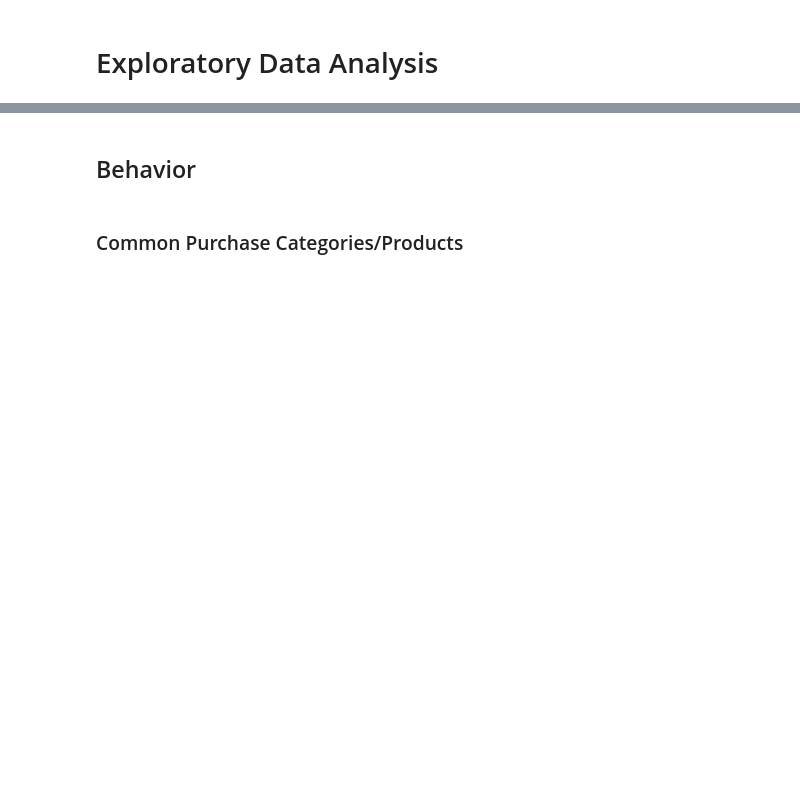
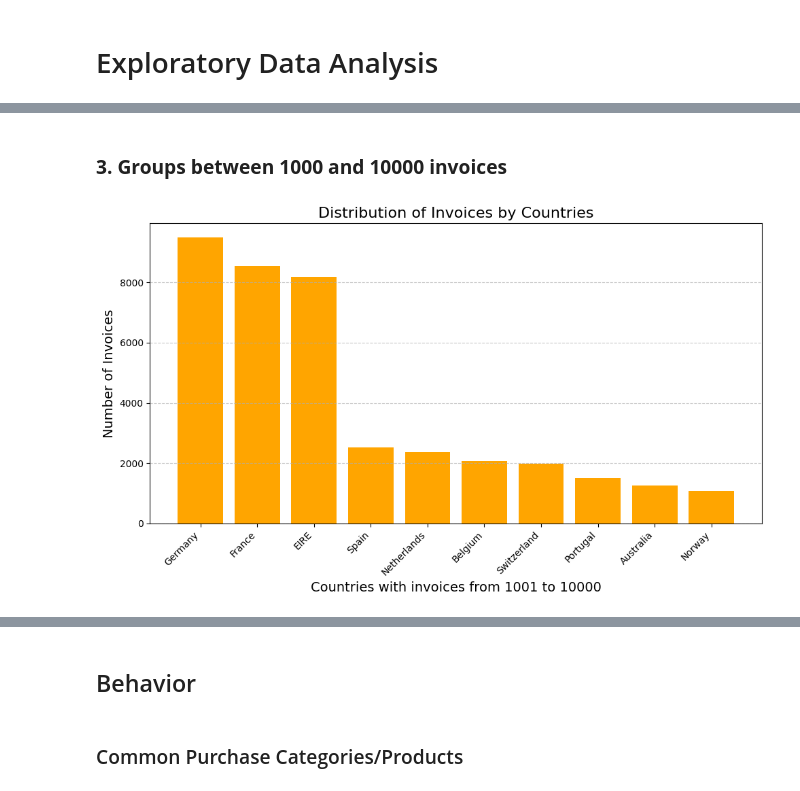
Before and after one commit to JoshuaPaul-lasisi/Customer_segmentation, a Jupyter notebook: Customer_segmentation.ipynb, the cells around one changed output, grey strips where cells are left out. Cells and saved outputs as stored; diff of their text form; code cells hidden in the pictures; blank space fills up the shorter version.

```diff
--- a/Customer_segmentation.ipynb
+++ b/Customer_segmentation.ipynb
@@ -297,0 +382,7 @@ We can look through the data to get necessary informartion for segmentation. Bas
+# %% [markdown]
+### **3. Groups between 1000 and 10000 invoices**
+# %%
+# For countries with invoices from 1001 to 10000
+plot_series_subset(country_counts, lower_limit=1001, upper_limit=10000)
+# %% [output]
+[figure, added]
```
Also changed, not shown: parts of 13 cells of this notebook.
